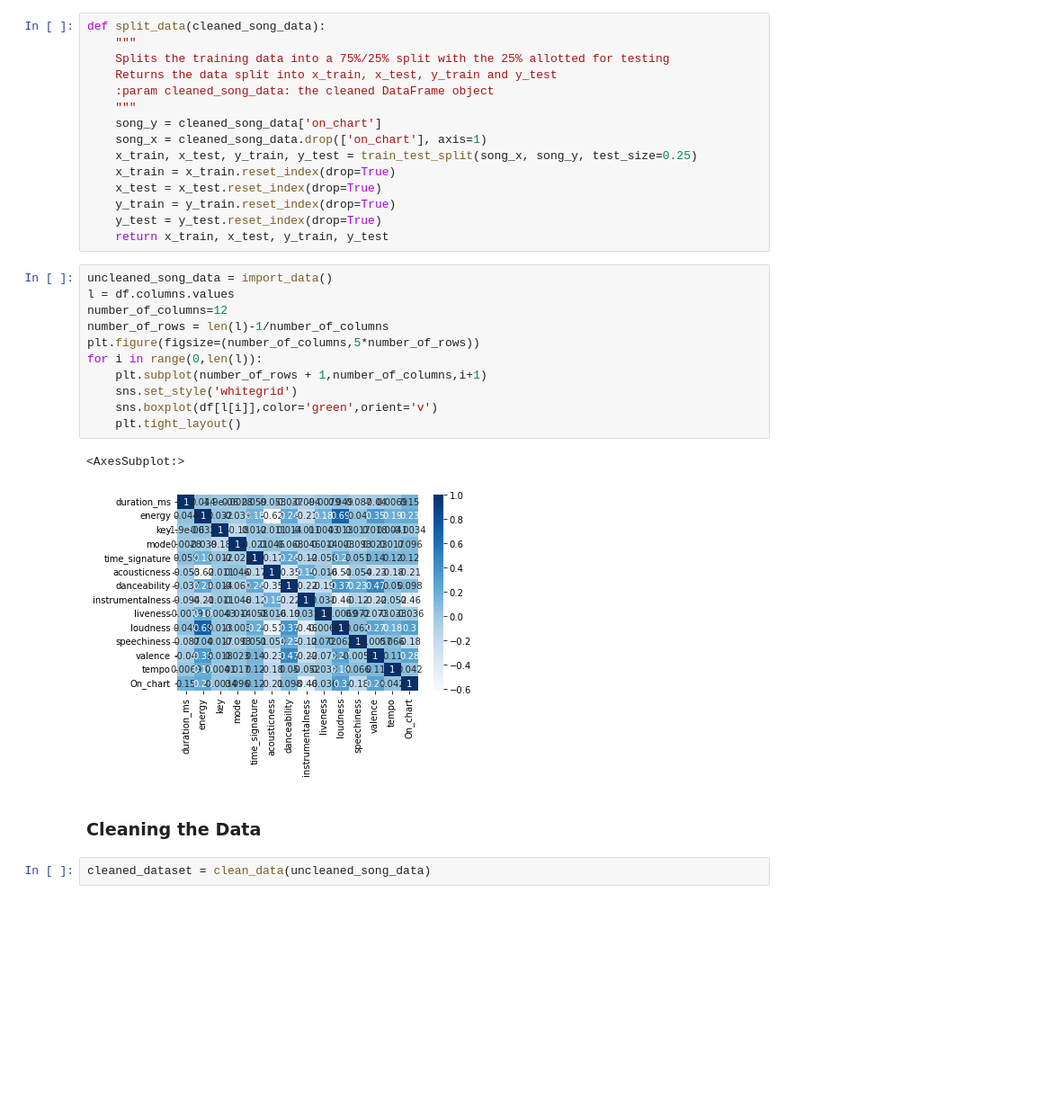
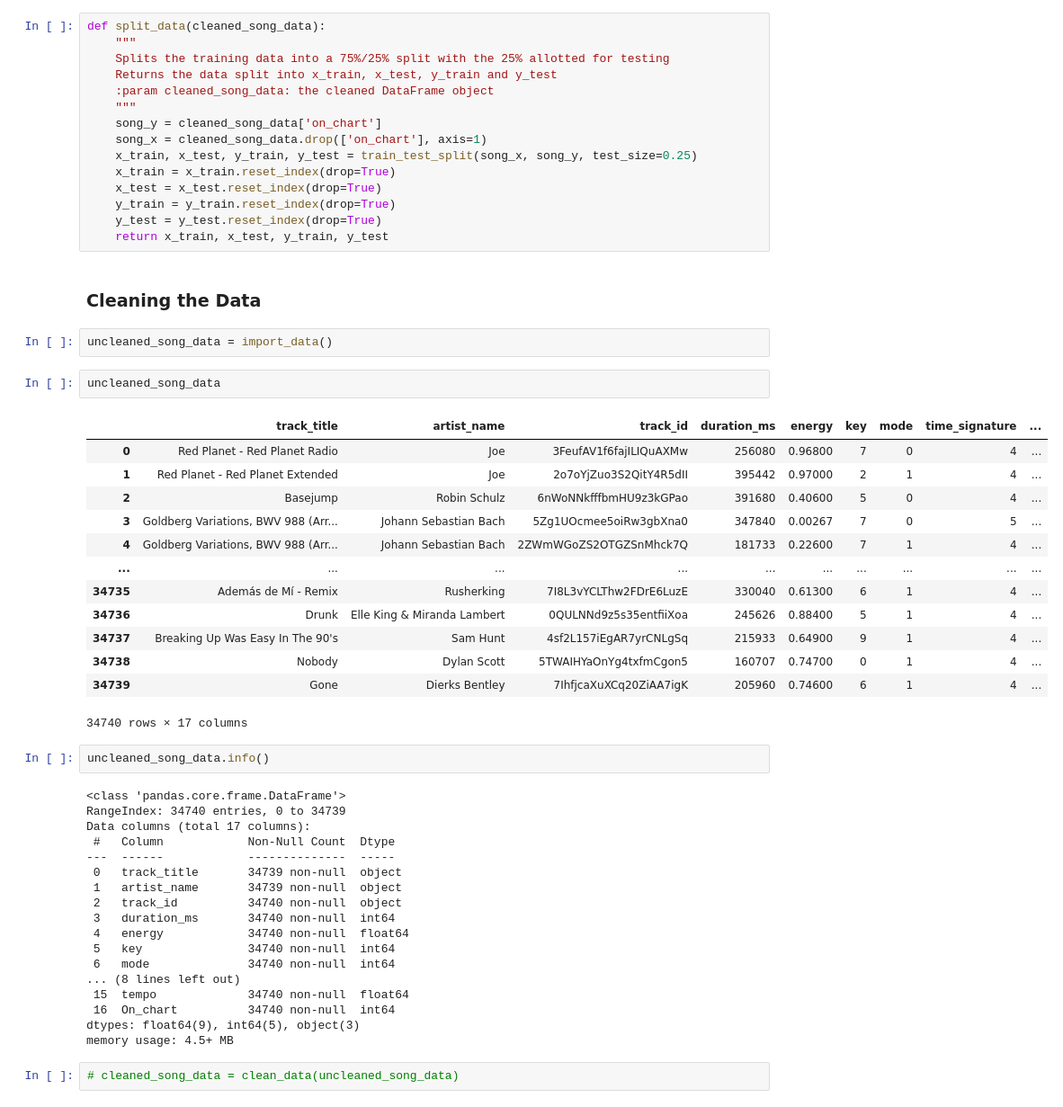
Before and after one commit to sumanasithalam/Top-Charts-Song-Classification, a Jupyter notebook: SongsAnalysis.ipynb, the cells around one changed output. Shown: that part at 90% size. Drawn from its saved outputs; the diff is of its cells as text; blank space fills up the shorter version.

```diff
--- a/SongsAnalysis.ipynb
+++ b/SongsAnalysis.ipynb
@@ -90,21 +192,45 @@ def split_data(cleaned_song_data):
     y_train = y_train.reset_index(drop=True)
     y_test = y_test.reset_index(drop=True)
     return x_train, x_test, y_train, y_test
-# %%
-uncleaned_song_data = import_data()
-l = df.columns.values
-number_of_columns=12
-number_of_rows = len(l)-1/number_of_columns
-plt.figure(figsize=(number_of_columns,5*number_of_rows))
-for i in range(0,len(l)):
-    plt.subplot(number_of_rows + 1,number_of_columns,i+1)
-    sns.set_style('whitegrid')
-    sns.boxplot(df[l[i]],color='green',orient='v')
-    plt.tight_layout()
-# %% [output]
-<AxesSubplot:>
-[figure, removed]
 # %% [markdown]
 ### Cleaning the Data
+# %%
+uncleaned_song_data = import_data()
+# %%
+uncleaned_song_data
+# %% [output]
+|  | track_title | artist_name | track_id | duration_ms | energy | key | mode | time_signature | ... |
+| 0 | Red Planet - Red Planet Radio | Joe | 3FeufAV1f6fajILIQuAXMw | 256080 | 0.96800 | 7 | 0 | 4 | ... |
+| 1 | Red Planet - Red Planet Extended | Joe | 2o7oYjZuo3S2QitY4R5dII | 395442 | 0.97000 | 2 | 1 | 4 | ... |
+| 2 | Basejump | Robin Schulz | 6nWoNNkfffbmHU9z3kGPao | 391680 | 0.40600 | 5 | 0 | 4 | ... |
+| 3 | Goldberg Variations, BWV 988 (Arr... | Johann Sebastian Bach | 5Zg1UOcmee5oiRw3gbXna0 | 347840 | 0.00267 | 7 | 0 | 5 | ... |
+| 4 | Goldberg Variations, BWV 988 (Arr... | Johann Sebastian Bach | 2ZWmWGoZS2OTGZSnMhck7Q | 181733 | 0.22600 | 7 | 1 | 4 | ... |
+| ... | ... | ... | ... | ... | ... | ... | ... | ... | ... |
+| 34735 | Además de Mí - Remix | Rusherking | 7I8L3vYCLThw2FDrE6LuzE | 330040 | 0.61300 | 6 | 1 | 4 | ... |
+| 34736 | Drunk | Elle King & Miranda Lambert | 0QULNNd9z5s35entfiiXoa | 245626 | 0.88400 | 5 | 1 | 4 | ... |
+| 34737 | Breaking Up Was Easy In The 90's | Sam Hunt | 4sf2L157iEgAR7yrCNLgSq | 215933 | 0.64900 | 9 | 1 | 4 | ... |
+| 34738 | Nobody | Dylan Scott | 5TWAIHYaOnYg4txfmCgon5 | 160707 | 0.74700 | 0 | 1 | 4 | ... |
+| 34739 | Gone | Dierks Bentley | 7IhfjcaXuXCq20ZiAA7igK | 205960 | 0.74600 | 6 | 1 | 4 | ... |
+34740 rows × 17 columns
+# %%
+uncleaned_song_data.info()
+# %% [output]
+<class 'pandas.core.frame.DataFrame'>
+RangeIndex: 34740 entries, 0 to 34739
+Data columns (total 17 columns):
+ #   Column            Non-Null Count  Dtype
+---  ------            --------------  -----
+ 0   track_title       34739 non-null  object
+ 1   artist_name       34739 non-null  object
+ 2   track_id          34740 non-null  object
+ 3   duration_ms       34740 non-null  int64
+ 4   energy            34740 non-null  float64
+ 5   key               34740 non-null  int64
+ 6   mode              34740 non-null  int64
+... (8 lines left out)
+ 15  tempo             34740 non-null  float64
+ 16  On_chart          34740 non-null  int64
+dtypes: float64(9), int64(5), object(3)
+memory usage: 4.5+ MB
 # %%
-cleaned_dataset = clean_data(uncleaned_song_data)
+# cleaned_song_data = clean_data(uncleaned_song_data)
```
Also changed, not shown: parts of 12 cells of this notebook.
